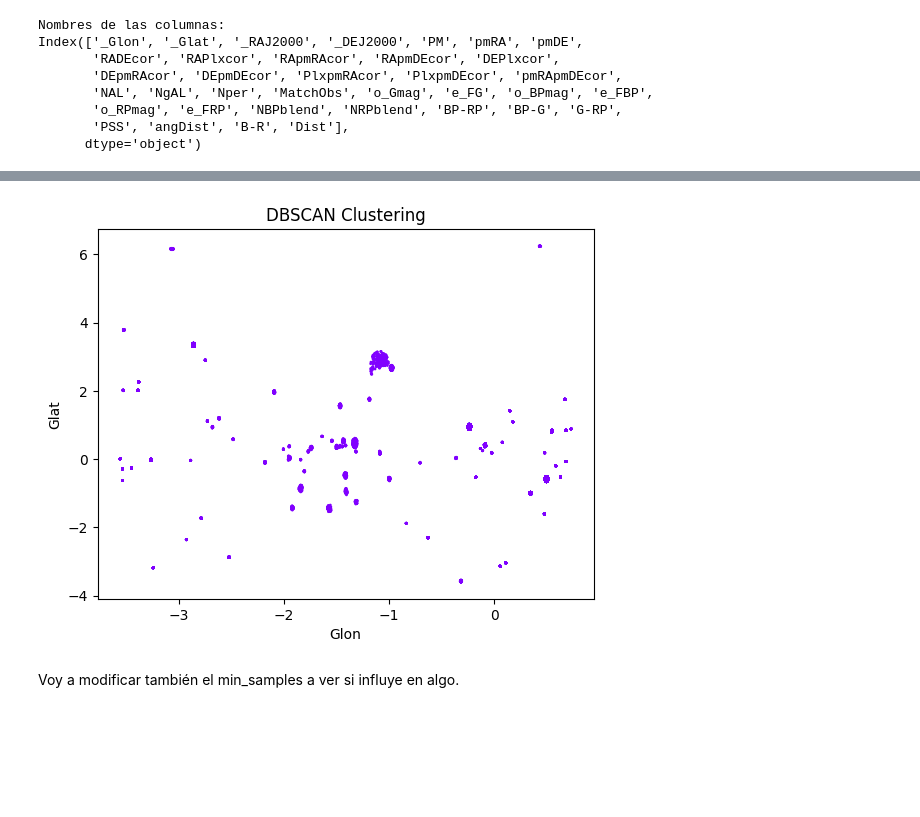
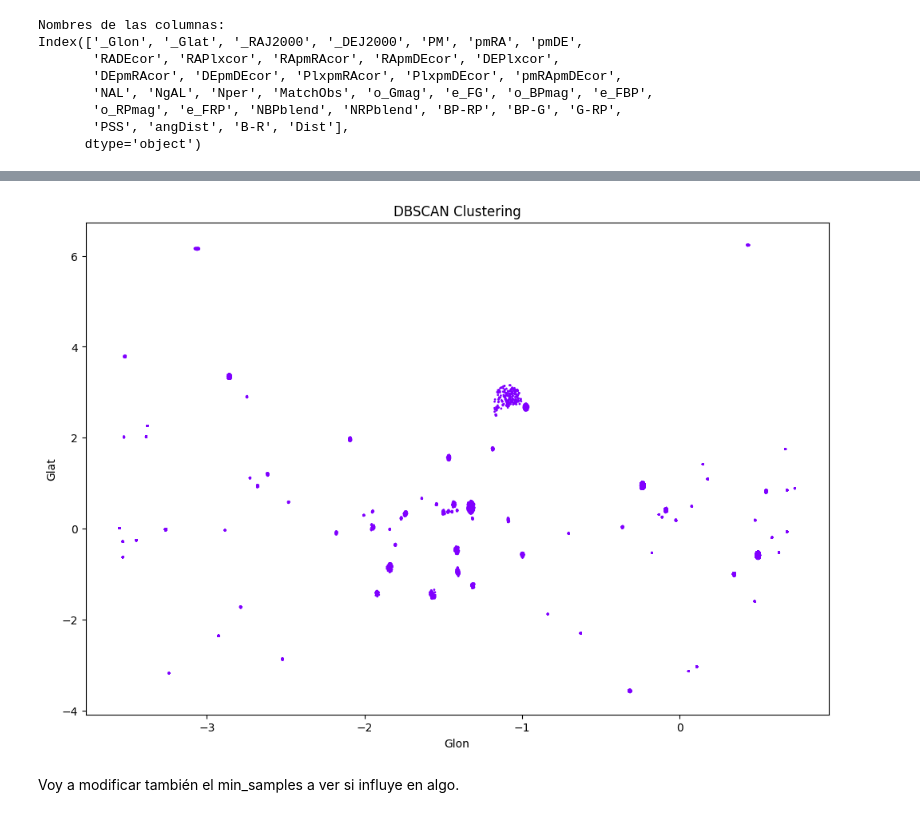
Before and after one commit to TatianaCC/STARS_FinalProject, a Jupyter notebook: src/Class_DBSCAN.ipynb, the cells around one changed output, grey strips where cells are left out. Drawn from its saved outputs; the diff is of its cells as text; code cells hidden in the pictures; blank space fills up the shorter version.

```diff
--- a/src/Class_DBSCAN.ipynb
+++ b/src/Class_DBSCAN.ipynb
@@ -44,23 +45,24 @@ plt.show()
 # %%
 # Convertir el DataFrame completo a un array NumPy
 X_train_array = X_train.to_numpy()
 
-#Crear y ajustar el modelo OPTICS
+#Crear y ajustar el modelo DBSCAN
 
 model = DBSCAN(eps=0.01, min_samples=5)
 model.fit(X_train_array)
 
 # Obtener los labels de los clústeres
 labels = model.labels_
 
 # Paso 4: Visualizar los resultados (selecciona dos características para plotear)
+plt.figure(figsize=(12, 8))
 plt.scatter(X_train_array[:, 0], X_train_array[:, 1], c=labels, cmap='rainbow', marker='o', s=1)
 plt.title('DBSCAN Clustering')
 plt.xlabel('Glon')
 plt.ylabel('Glat')
 plt.show()
 # %% [output]
-[figure, old version]
+[figure, new version]
 # %% [markdown]
 Voy a modificar también el min_samples a ver si influye en algo.
 # %%
```
Also changed, not shown: parts of 5 cells of this notebook, 7 other files.
